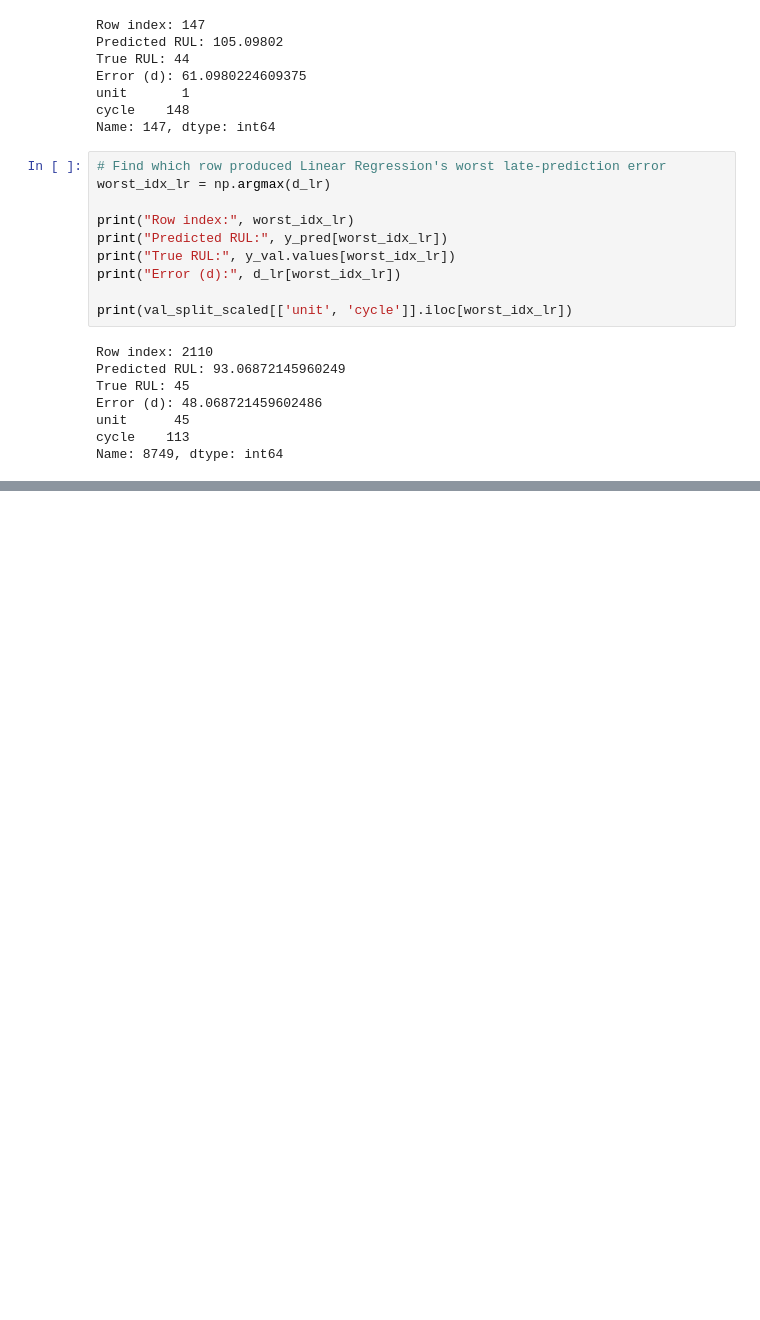
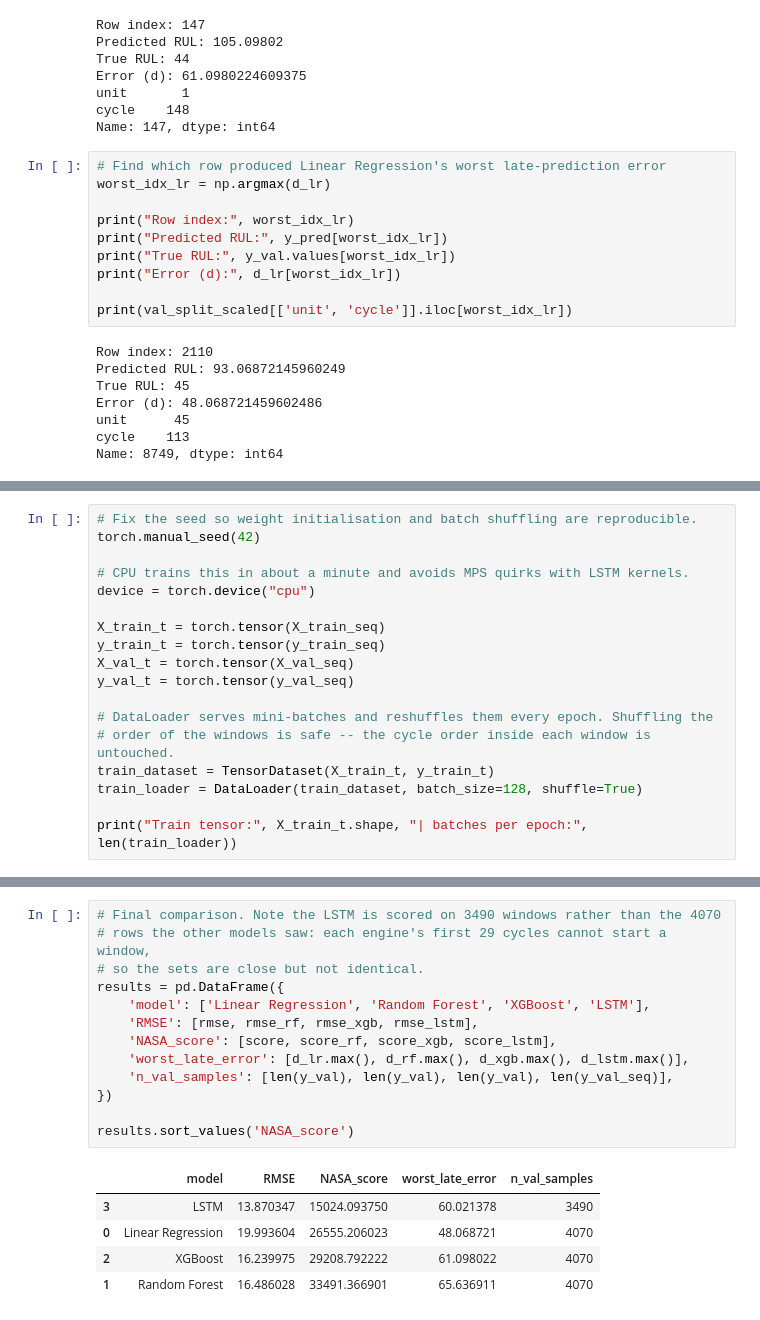
Before and after one commit to yusufsami9/predictive-maintenance-rul, a Jupyter notebook: notebooks/02_feature_engineering.ipynb, the cells around one changed output, grey strips where cells are left out. Cells and saved outputs as stored; diff of their text form; blank space fills up the shorter version.

```diff
--- a/notebooks/02_feature_engineering.ipynb
+++ b/notebooks/02_feature_engineering.ipynb
@@ -341,0 +407,18 @@ Name: 8749, dtype: int64
+# %%
+# Fix the seed so weight initialisation and batch shuffling are reproducible.
+torch.manual_seed(42)
+
+# CPU trains this in about a minute and avoids MPS quirks with LSTM kernels.
+device = torch.device("cpu")
+
+X_train_t = torch.tensor(X_train_seq)
+y_train_t = torch.tensor(y_train_seq)
+X_val_t = torch.tensor(X_val_seq)
+y_val_t = torch.tensor(y_val_seq)
+
+# DataLoader serves mini-batches and reshuffles them every epoch. Shuffling the
+# order of the windows is safe -- the cycle order inside each window is untouched.
+train_dataset = TensorDataset(X_train_t, y_train_t)
+train_loader = DataLoader(train_dataset, batch_size=128, shuffle=True)
+
+print("Train tensor:", X_train_t.shape, "| batches per epoch:", len(train_loader))
@@ -341,0 +570,19 @@ Name: 8749, dtype: int64
+# %%
+# Final comparison. Note the LSTM is scored on 3490 windows rather than the 4070
+# rows the other models saw: each engine's first 29 cycles cannot start a window,
+# so the sets are close but not identical.
+results = pd.DataFrame({
+    'model': ['Linear Regression', 'Random Forest', 'XGBoost', 'LSTM'],
+    'RMSE': [rmse, rmse_rf, rmse_xgb, rmse_lstm],
+    'NASA_score': [score, score_rf, score_xgb, score_lstm],
+    'worst_late_error': [d_lr.max(), d_rf.max(), d_xgb.max(), d_lstm.max()],
+    'n_val_samples': [len(y_val), len(y_val), len(y_val), len(y_val_seq)],
+})
+
+results.sort_values('NASA_score')
+# %% [output]
+|  | model | RMSE | NASA_score | worst_late_error | n_val_samples |
+| 3 | LSTM | 13.870347 | 15024.093750 | 60.021378 | 3490 |
+| 0 | Linear Regression | 19.993604 | 26555.206023 | 48.068721 | 4070 |
+| 2 | XGBoost | 16.239975 | 29208.792222 | 61.098022 | 4070 |
+| 1 | Random Forest | 16.486028 | 33491.366901 | 65.636911 | 4070 |
```
Also changed, not shown: parts of 9 cells of this notebook.
